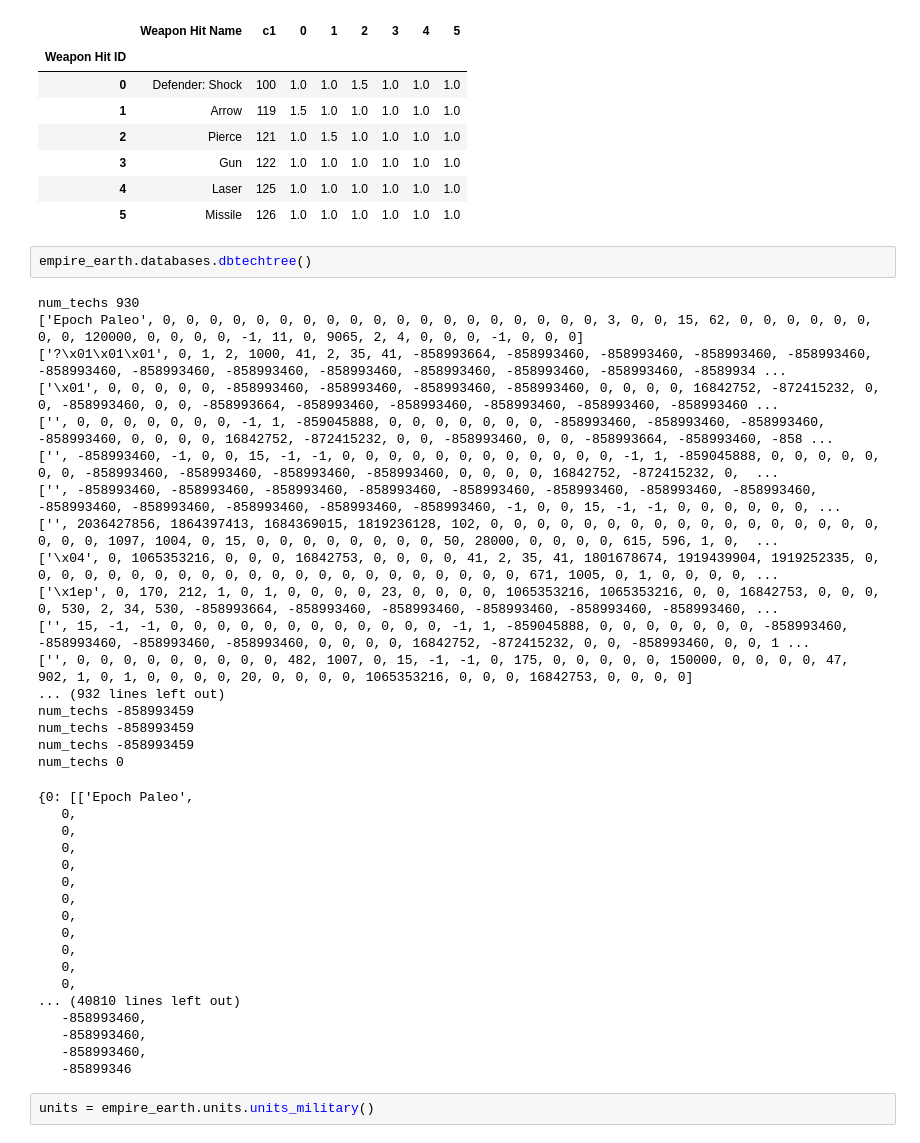
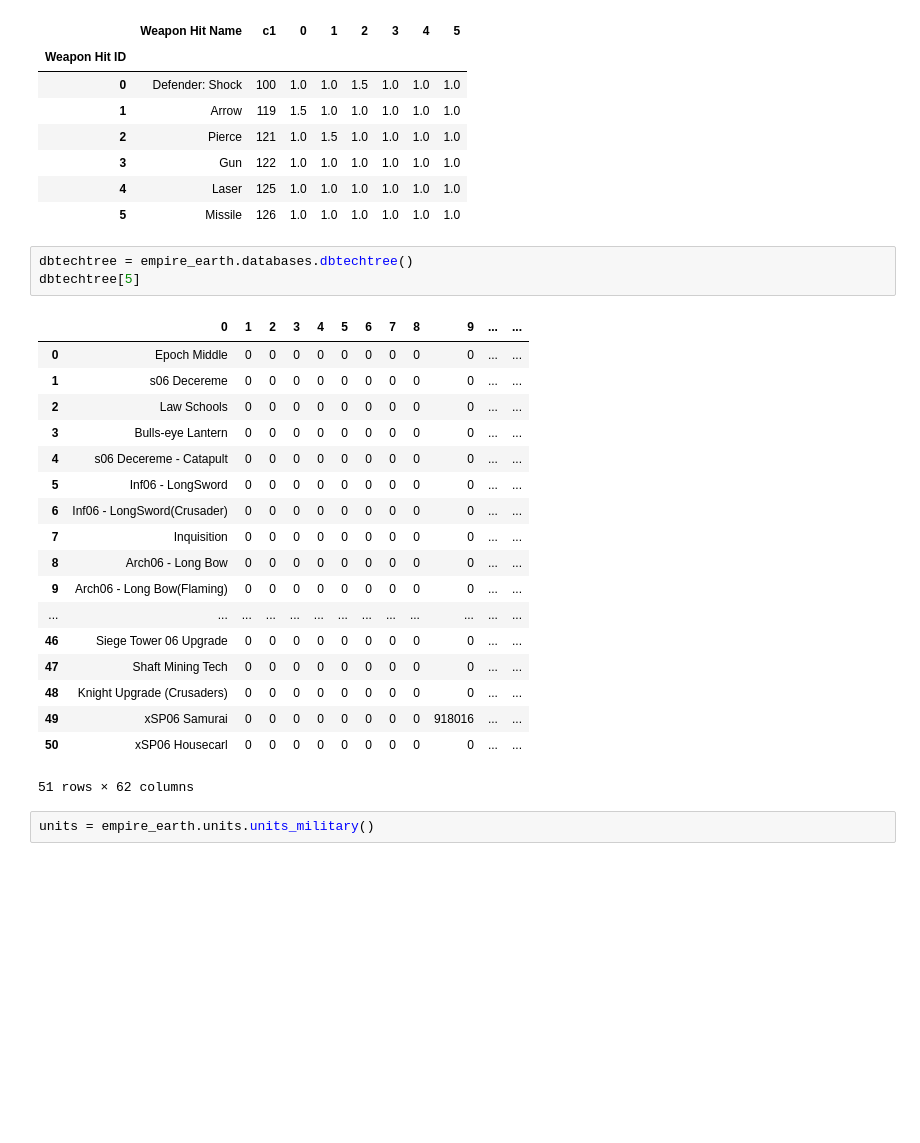
Before and after one commit to byrdie/empire_earth, a Jupyter notebook: empire_earth/unit_relationships.ipynb, the cells around one changed output. Drawn from its saved outputs; the diff is of its cells as text; blank space fills up the shorter version.

Commit message:
dbtechtree.dat is now tentatively working.

```diff
--- a/empire_earth/unit_relationships.ipynb
+++ b/empire_earth/unit_relationships.ipynb
@@ -72,43 +56,28 @@ empire_earth.databases.dbweapontohit()
 | 3 | Gun | 122 | 1.0 | 1.0 | 1.0 | 1.0 | 1.0 | 1.0 |
 | 4 | Laser | 125 | 1.0 | 1.0 | 1.0 | 1.0 | 1.0 | 1.0 |
 | 5 | Missile | 126 | 1.0 | 1.0 | 1.0 | 1.0 | 1.0 | 1.0 |
-# %%
-empire_earth.databases.dbtechtree()
-# %% [output]
-num_techs 930
-['Epoch Paleo', 0, 0, 0, 0, 0, 0, 0, 0, 0, 0, 0, 0, 0, 0, 0, 0, 0, 0, 0, 3, 0, 0, 15, 62, 0, 0, 0, 0, 0, 0, 0, 0, 120000, 0, 0, 0, 0, -1, 11, 0, 9065, 2, 4, 0, 0, 0, -1, 0, 0, 0]
-['?\x01\x01\x01', 0, 1, 2, 1000, 41, 2, 35, 41, -858993664, -858993460, -858993460, -858993460, -858993460, -858993460, -858993460, -858993460, -858993460, -858993460, -858993460, -858993460, -8589934 ...
-['\x01', 0, 0, 0, 0, 0, -858993460, -858993460, -858993460, -858993460, 0, 0, 0, 0, 16842752, -872415232, 0, 0, -858993460, 0, 0, -858993664, -858993460, -858993460, -858993460, -858993460, -858993460 ...
-['', 0, 0, 0, 0, 0, 0, 0, -1, 1, -859045888, 0, 0, 0, 0, 0, 0, 0, -858993460, -858993460, -858993460, -858993460, 0, 0, 0, 0, 16842752, -872415232, 0, 0, -858993460, 0, 0, -858993664, -858993460, -858 ...
-['', -858993460, -1, 0, 0, 15, -1, -1, 0, 0, 0, 0, 0, 0, 0, 0, 0, 0, 0, 0, -1, 1, -859045888, 0, 0, 0, 0, 0, 0, 0, -858993460, -858993460, -858993460, -858993460, 0, 0, 0, 0, 16842752, -872415232, 0,  ...
-['', -858993460, -858993460, -858993460, -858993460, -858993460, -858993460, -858993460, -858993460, -858993460, -858993460, -858993460, -858993460, -858993460, -1, 0, 0, 15, -1, -1, 0, 0, 0, 0, 0, 0, ...
-['', 2036427856, 1864397413, 1684369015, 1819236128, 102, 0, 0, 0, 0, 0, 0, 0, 0, 0, 0, 0, 0, 0, 0, 0, 0, 0, 0, 0, 0, 1097, 1004, 0, 15, 0, 0, 0, 0, 0, 0, 0, 0, 50, 28000, 0, 0, 0, 0, 615, 596, 1, 0,  ...
-['\x04', 0, 1065353216, 0, 0, 0, 16842753, 0, 0, 0, 0, 41, 2, 35, 41, 1801678674, 1919439904, 1919252335, 0, 0, 0, 0, 0, 0, 0, 0, 0, 0, 0, 0, 0, 0, 0, 0, 0, 0, 0, 0, 0, 0, 671, 1005, 0, 1, 0, 0, 0, 0, ...
-['\x1ep', 0, 170, 212, 1, 0, 1, 0, 0, 0, 0, 23, 0, 0, 0, 0, 1065353216, 1065353216, 0, 0, 16842753, 0, 0, 0, 0, 530, 2, 34, 530, -858993664, -858993460, -858993460, -858993460, -858993460, -858993460, ...
-['', 15, -1, -1, 0, 0, 0, 0, 0, 0, 0, 0, 0, 0, 0, 0, -1, 1, -859045888, 0, 0, 0, 0, 0, 0, 0, -858993460, -858993460, -858993460, -858993460, 0, 0, 0, 0, 16842752, -872415232, 0, 0, -858993460, 0, 0, 1 ...
-['', 0, 0, 0, 0, 0, 0, 0, 0, 0, 482, 1007, 0, 15, -1, -1, 0, 175, 0, 0, 0, 0, 0, 150000, 0, 0, 0, 0, 47, 902, 1, 0, 1, 0, 0, 0, 0, 20, 0, 0, 0, 0, 1065353216, 0, 0, 0, 16842753, 0, 0, 0, 0]
-... (932 lines left out)
-num_techs -858993459
-num_techs -858993459
-num_techs -858993459
-num_techs 0
-{0: [['Epoch Paleo',
-   0,
-   0,
-   0,
-   0,
-   0,
-   0,
-   0,
-   0,
-   0,
-   0,
-   0,
-... (40810 lines left out)
-   -858993460,
-   -858993460,
-   -858993460,
-   -85899346
+# %%
+dbtechtree = empire_earth.databases.dbtechtree()
+dbtechtree[5]
+# %% [output]
+|  | 0 | 1 | 2 | 3 | 4 | 5 | 6 | 7 | 8 | 9 | ... | ... |
+| 0 | Epoch Middle | 0 | 0 | 0 | 0 | 0 | 0 | 0 | 0 | 0 | ... | ... |
+| 1 | s06 Decereme | 0 | 0 | 0 | 0 | 0 | 0 | 0 | 0 | 0 | ... | ... |
+| 2 | Law Schools | 0 | 0 | 0 | 0 | 0 | 0 | 0 | 0 | 0 | ... | ... |
+| 3 | Bulls-eye Lantern | 0 | 0 | 0 | 0 | 0 | 0 | 0 | 0 | 0 | ... | ... |
+| 4 | s06 Decereme - Catapult | 0 | 0 | 0 | 0 | 0 | 0 | 0 | 0 | 0 | ... | ... |
+| 5 | Inf06 - LongSword | 0 | 0 | 0 | 0 | 0 | 0 | 0 | 0 | 0 | ... | ... |
+| 6 | Inf06 - LongSword(Crusader) | 0 | 0 | 0 | 0 | 0 | 0 | 0 | 0 | 0 | ... | ... |
+| 7 | Inquisition | 0 | 0 | 0 | 0 | 0 | 0 | 0 | 0 | 0 | ... | ... |
+| 8 | Arch06 - Long Bow | 0 | 0 | 0 | 0 | 0 | 0 | 0 | 0 | 0 | ... | ... |
+| 9 | Arch06 - Long Bow(Flaming) | 0 | 0 | 0 | 0 | 0 | 0 | 0 | 0 | 0 | ... | ... |
+| ... | ... | ... | ... | ... | ... | ... | ... | ... | ... | ... | ... | ... |
+| 46 | Siege Tower 06 Upgrade | 0 | 0 | 0 | 0 | 0 | 0 | 0 | 0 | 0 | ... | ... |
+| 47 | Shaft Mining Tech | 0 | 0 | 0 | 0 | 0 | 0 | 0 | 0 | 0 | ... | ... |
+| 48 | Knight Upgrade (Crusaders) | 0 | 0 | 0 | 0 | 0 | 0 | 0 | 0 | 0 | ... | ... |
+| 49 | xSP06 Samurai | 0 | 0 | 0 | 0 | 0 | 0 | 0 | 0 | 918016 | ... | ... |
+| 50 | xSP06 Housecarl | 0 | 0 | 0 | 0 | 0 | 0 | 0 | 0 | 0 | ... | ... |
+51 rows × 62 columns
 # %%
 units = empire_earth.units.units_military()
 # %%
```
Also changed, not shown: parts of 2 cells of this notebook, 4 other files.
